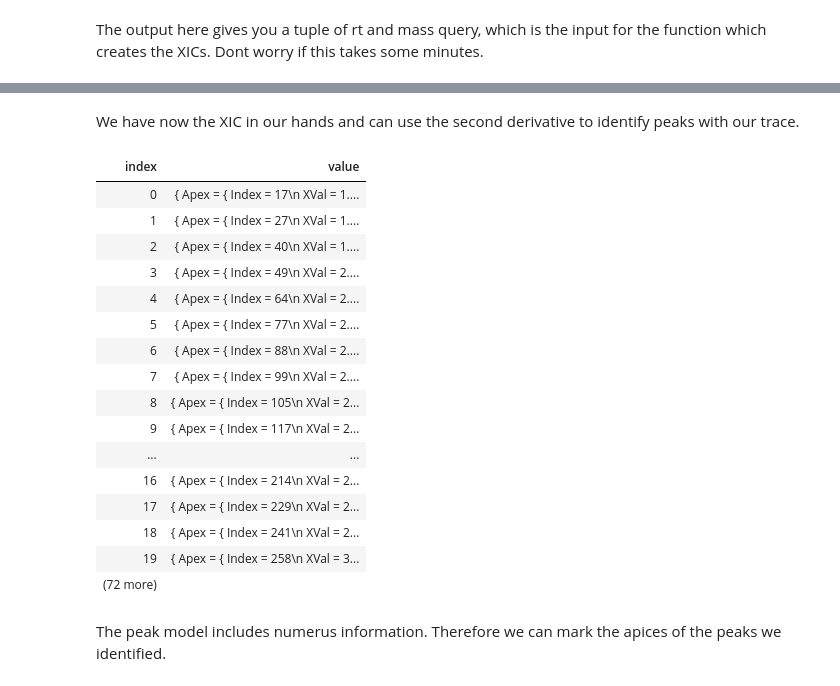
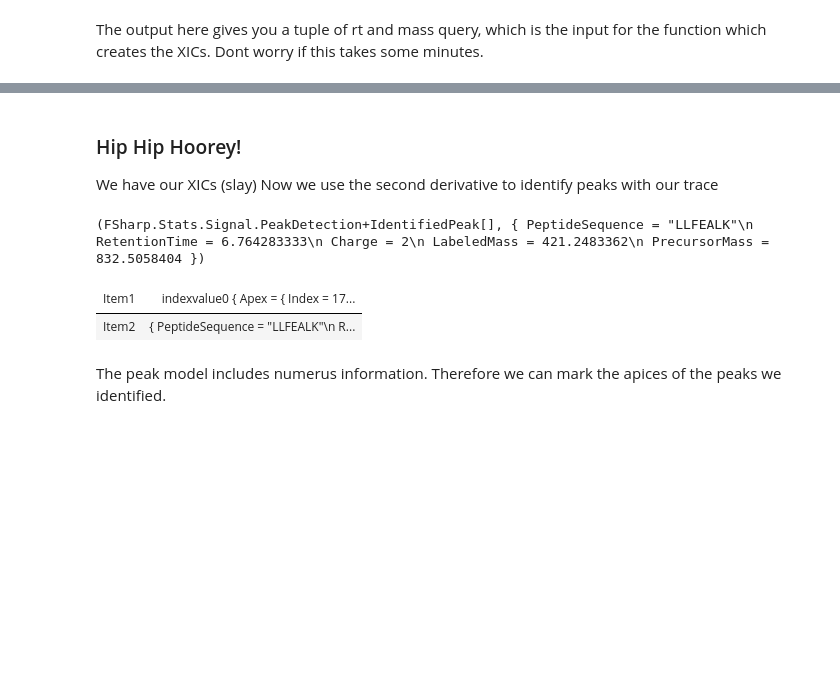
Before and after one commit to paulineHans/BIO-BTE-06-L-7, a Jupyter notebook: Notebooks/NB05a_Quantification.ipynb, the cells around one changed output, grey strips where cells are left out. Cells and saved outputs as stored; diff of their text form; code cells hidden in the pictures; blank space fills up the shorter version.

```diff
--- a/Notebooks/NB05a_Quantification.ipynb
+++ b/Notebooks/NB05a_Quantification.ipynb
@@ -505,38 +420,26 @@ xicChart
 # %% [markdown]
-We have now the XIC in our hands and can use the second derivative to identify peaks with our trace.
+### Hip Hip Hoorey!
+We have our XICs (slay) Now we use the second derivative to identify peaks with our trace
 # %%
-// Code-Block 3
-
-// get all peaks
+// Detect peaks on each corrected XIC and keep its associated record info
 let peaks =
-    baselineCorrection
+    CorrAndRecord
     |> Array.map (fun peak ->
-        peak
+        // peak is expected as: (correctedTrace, recordInfo)
+        fst peak
+        // correctedTrace is (rt, intensity)[] -> split into separate arrays
         |> Array.unzip
         |> (fun (ret, intensity) ->
+            // Second-derivative peak detection on RT/intensity signal
+            // args: threshold, minDistance, smoothingWindow
             FSharp.Stats.Signal.PeakDetection.SecondDerivative.getPeaks 0.1 2 13 ret intensity
-        )
+        ), snd peak
     )
-
 peaks |> Array.head
 # %% [output]
+(FSharp.Stats.Signal.PeakDetection+IdentifiedPeak[], { PeptideSequence = "LLFEALK"\n RetentionTime = 6.764283333\n Charge = 2\n LabeledMass = 421.2483362\n PrecursorMass = 832.5058404 })
-| index | value |
-| 0 | { Apex = { Index = 17\n XVal = 1.... |
-| 1 | { Apex = { Index = 27\n XVal = 1.... |
-| 2 | { Apex = { Index = 40\n XVal = 1.... |
-| 3 | { Apex = { Index = 49\n XVal = 2.... |
-| 4 | { Apex = { Index = 64\n XVal = 2.... |
-| 5 | { Apex = { Index = 77\n XVal = 2.... |
-| 6 | { Apex = { Index = 88\n XVal = 2.... |
-| 7 | { Apex = { Index = 99\n XVal = 2.... |
-| 8 | { Apex = { Index = 105\n XVal = 2... |
-| 9 | { Apex = { Index = 117\n XVal = 2... |
-| ... | ... |
-| 16 | { Apex = { Index = 214\n XVal = 2... |
-| 17 | { Apex = { Index = 229\n XVal = 2... |
-| 18 | { Apex = { Index = 241\n XVal = 2... |
-| 19 | { Apex = { Index = 258\n XVal = 3... |
-| (72 more) |  |
+| Item1 | indexvalue0 { Apex = { Index = 17... |
+| Item2 | { PeptideSequence = "LLFEALK"\n R... |
 # %% [markdown]
 The peak model includes numerus information. Therefore we can mark the apices of the peaks we identified.
 # %%
```
Also changed, not shown: parts of 14 cells of this notebook.
